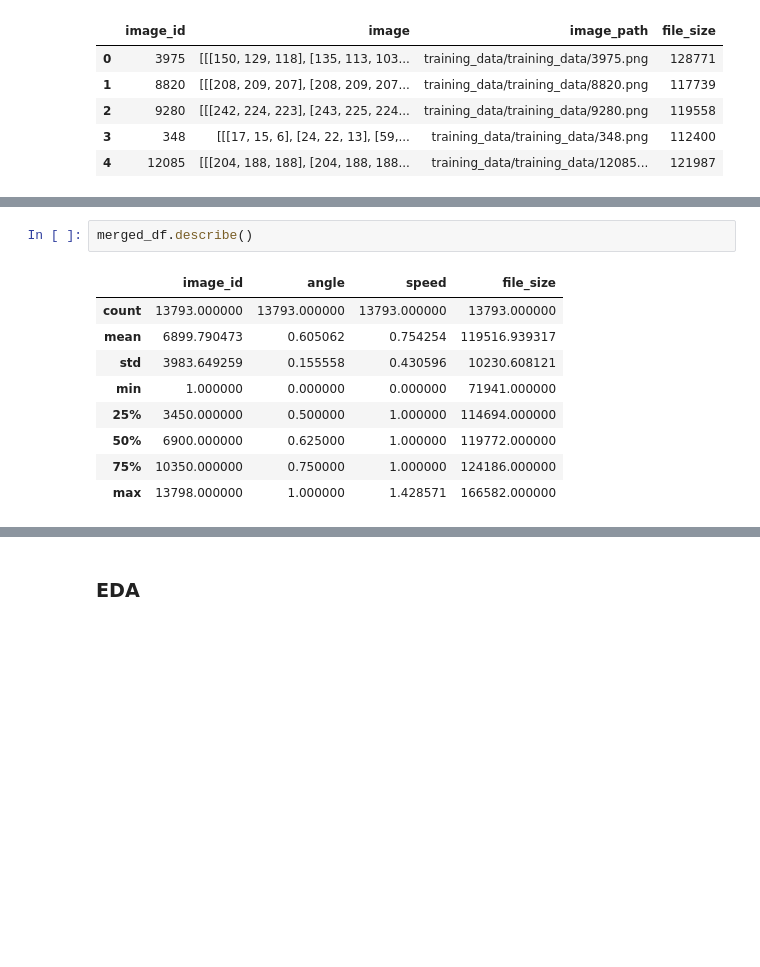
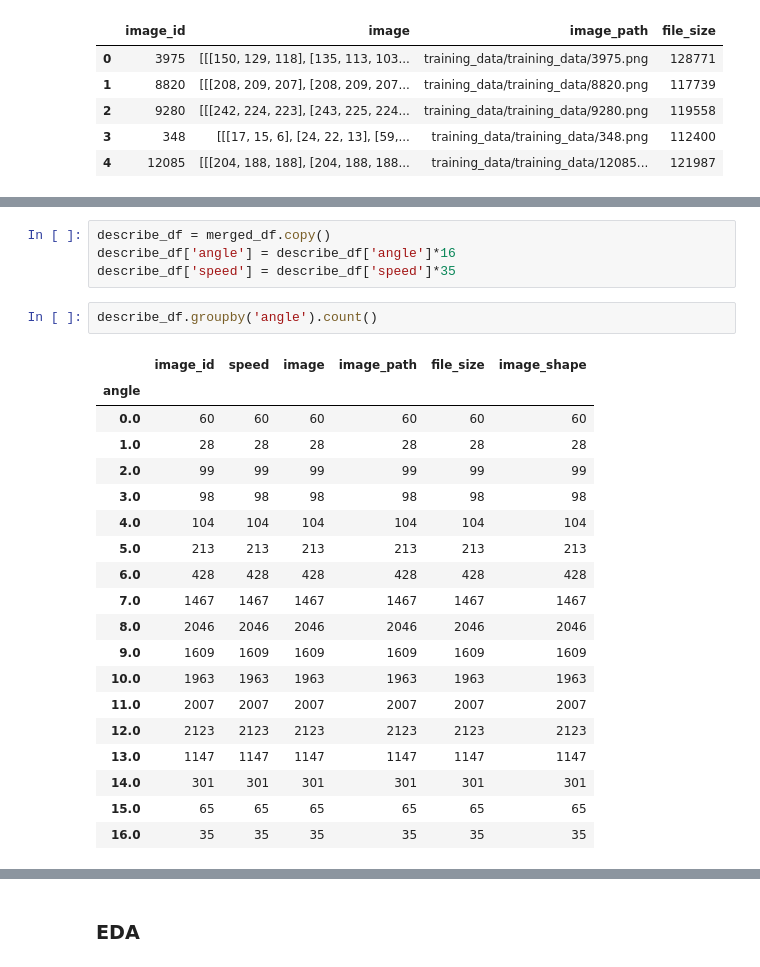
Before and after one commit to shayanshafquat/Optimizing-CNNs-for-real-time-autonomous-driving-on-AutoPicar, a Jupyter notebook: mlis2024/mobilenet.ipynb, the cells around one changed output, grey strips where cells are left out. Drawn from its saved outputs; the diff is of its cells as text; blank space fills up the shorter version.

```diff
--- a/mlis2024/mobilenet.ipynb
+++ b/mlis2024/mobilenet.ipynb
@@ -86,12 +96,26 @@ Length:13793
-# %%
-merged_df.describe()
-# %% [output]
-|  | image_id | angle | speed | file_size |
-| count | 13793.000000 | 13793.000000 | 13793.000000 | 13793.000000 |
-| mean | 6899.790473 | 0.605062 | 0.754254 | 119516.939317 |
-| std | 3983.649259 | 0.155558 | 0.430596 | 10230.608121 |
-| min | 1.000000 | 0.000000 | 0.000000 | 71941.000000 |
-| 25% | 3450.000000 | 0.500000 | 1.000000 | 114694.000000 |
-| 50% | 6900.000000 | 0.625000 | 1.000000 | 119772.000000 |
-| 75% | 10350.000000 | 0.750000 | 1.000000 | 124186.000000 |
-| max | 13798.000000 | 1.000000 | 1.428571 | 166582.000000 |
+# %%
+describe_df = merged_df.copy()
+describe_df['angle'] = describe_df['angle']*16
+describe_df['speed'] = describe_df['speed']*35
+# %%
+describe_df.groupby('angle').count()
+# %% [output]
+|  | image_id | speed | image | image_path | file_size | image_shape |
+| angle |  |  |  |  |  |  |
+| 0.0 | 60 | 60 | 60 | 60 | 60 | 60 |
+| 1.0 | 28 | 28 | 28 | 28 | 28 | 28 |
+| 2.0 | 99 | 99 | 99 | 99 | 99 | 99 |
+| 3.0 | 98 | 98 | 98 | 98 | 98 | 98 |
+| 4.0 | 104 | 104 | 104 | 104 | 104 | 104 |
+| 5.0 | 213 | 213 | 213 | 213 | 213 | 213 |
+| 6.0 | 428 | 428 | 428 | 428 | 428 | 428 |
+| 7.0 | 1467 | 1467 | 1467 | 1467 | 1467 | 1467 |
+| 8.0 | 2046 | 2046 | 2046 | 2046 | 2046 | 2046 |
+| 9.0 | 1609 | 1609 | 1609 | 1609 | 1609 | 1609 |
+| 10.0 | 1963 | 1963 | 1963 | 1963 | 1963 | 1963 |
+| 11.0 | 2007 | 2007 | 2007 | 2007 | 2007 | 2007 |
+| 12.0 | 2123 | 2123 | 2123 | 2123 | 2123 | 2123 |
+| 13.0 | 1147 | 1147 | 1147 | 1147 | 1147 | 1147 |
+| 14.0 | 301 | 301 | 301 | 301 | 301 | 301 |
+| 15.0 | 65 | 65 | 65 | 65 | 65 | 65 |
+| 16.0 | 35 | 35 | 35 | 35 | 35 | 35 |
```
Also changed, not shown: parts of 19 cells of this notebook, 4 other files.
